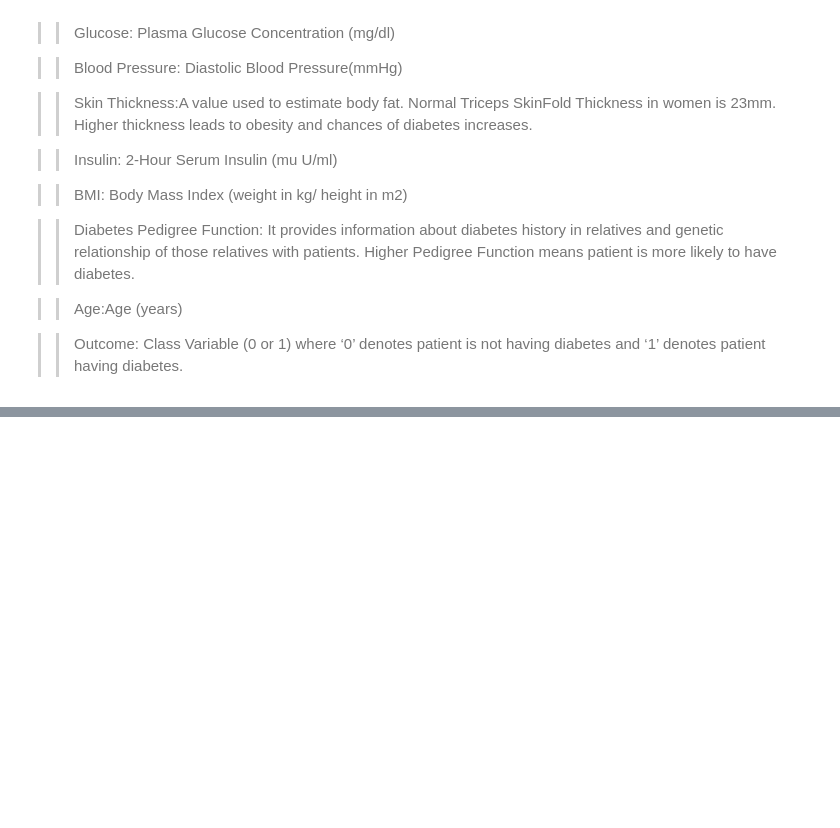
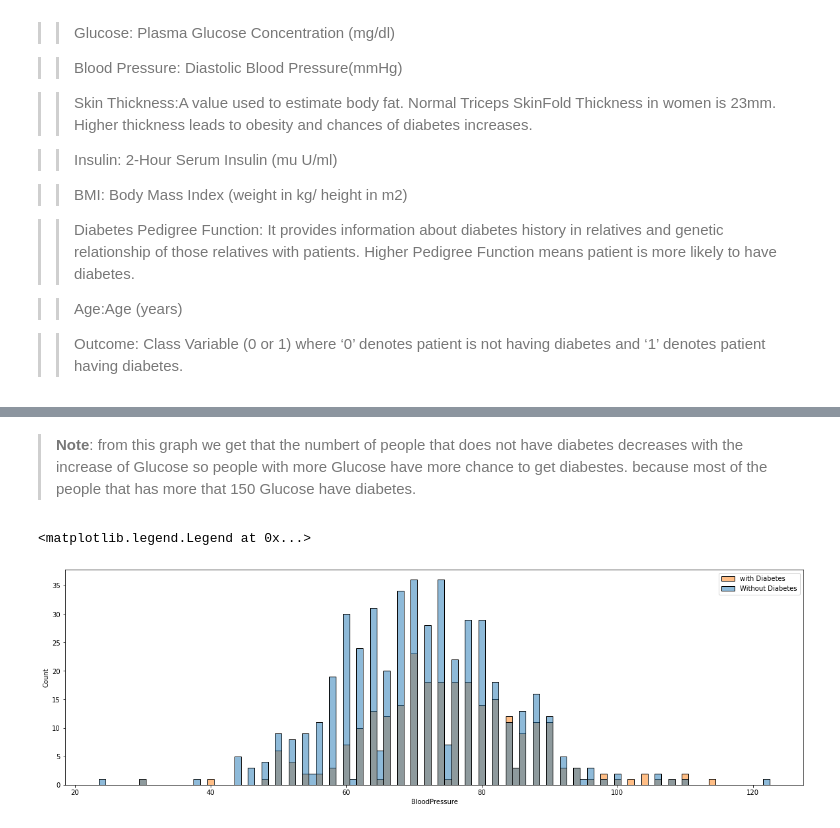
Before and after one commit to Sa3eedoo/Detecting-Pima-Indians-Diabetes-Database, a Jupyter notebook: Detecting Pima Indians Diabetes Database – Python Machine Learning Project.ipynb, the cells around one changed output, grey strips where cells are left out. Saved outputs shown, nothing was run; the diff lists cells and outputs as text; code cells hidden in the pictures; blank space fills up the shorter version.

```diff
--- a/Detecting Pima Indians Diabetes Database – Python Machine Learning Project.ipynb
+++ b/Detecting Pima Indians Diabetes Database – Python Machine Learning Project.ipynb
@@ -95,0 +205,9 @@
+# %% [markdown]
+> **Note**: from this graph we get that the numbert of people that does not have diabetes decreases with the increase of Glucose so people with more Glucose have more chance to get diabestes. because most of the people that has more that 150 Glucose have diabetes.
+# %%
+plt.figure(figsize=(20,6))
+sns.histplot(x='BloodPressure',hue = 'Outcome', data=df, legend=True, discrete=True)
+plt.legend(["with Diabetes", "Without Diabetes"])
+# %% [output]
+<matplotlib.legend.Legend at 0x...>
+[figure, added]
```
Also changed, not shown: parts of 75 cells of this notebook.
